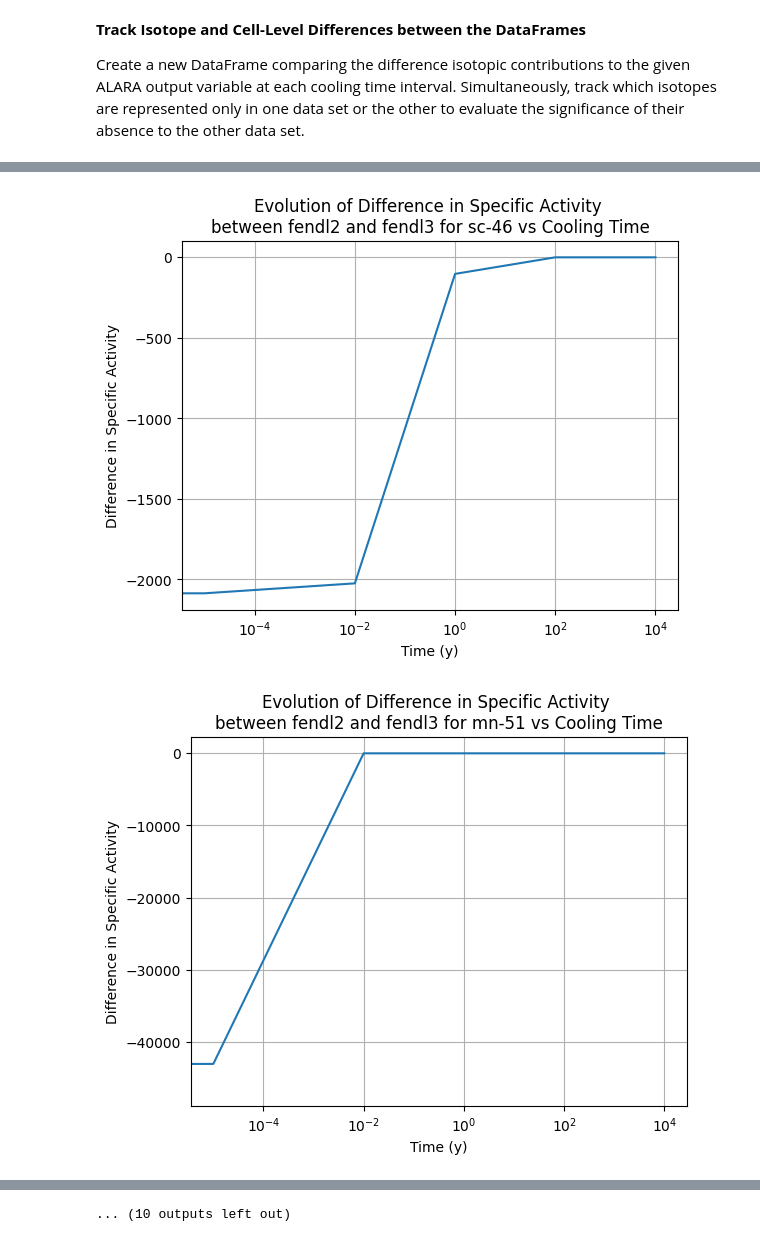
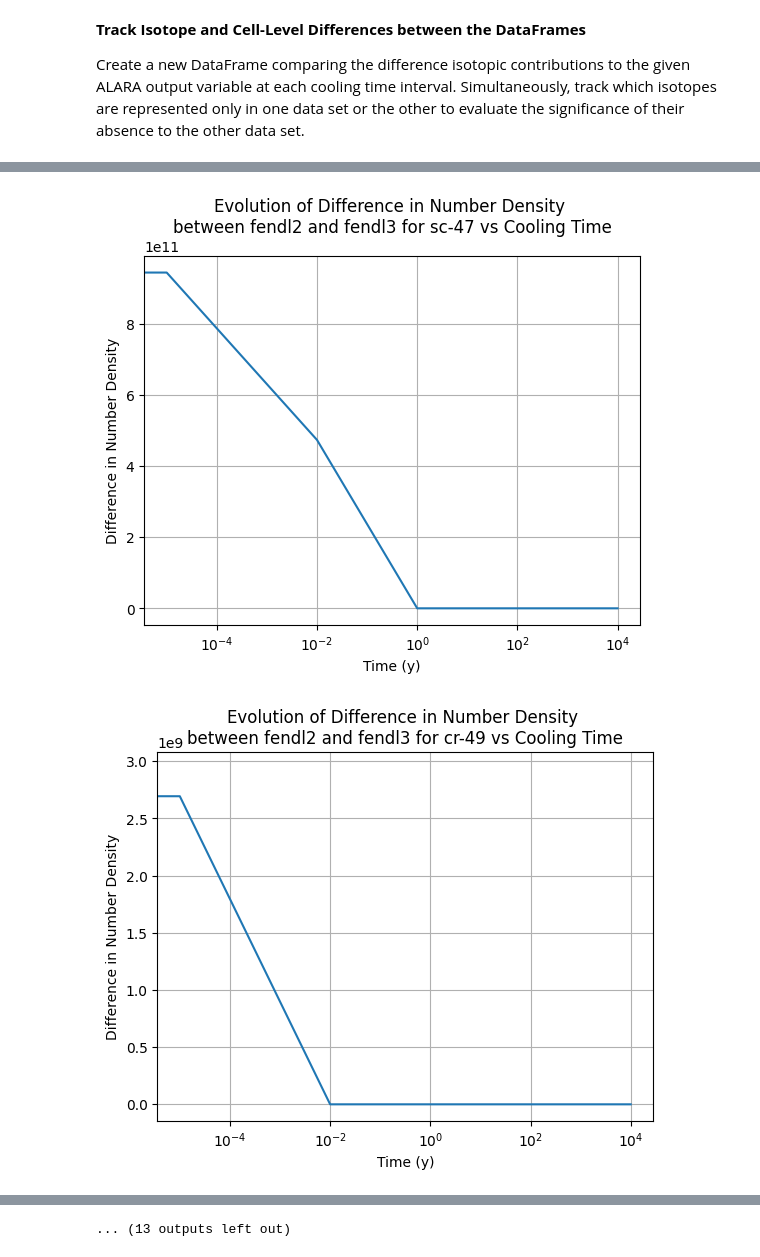
Before and after one commit to svalinn/ALARA, a Jupyter notebook: tools/single_nuc_notebook.ipynb, the cells around one changed output, grey strips where cells are left out. Cells and saved outputs as stored; diff of their text form; code cells hidden in the pictures.

```diff
--- a/tools/single_nuc_notebook.ipynb
+++ b/tools/single_nuc_notebook.ipynb
@@ -19,21 +15,14 @@ Establish constants to be used throughout the notebook, including the target par
 # %%
 importlib.reload(sn)
 
-datalibs = ['fendl2', 'fendl3']
-variables = [
-    'Number Density', 'Specific Activity',
-    'Total Decay Heat', 'Contact Dose'
-    ]
-units = ['atoms_kg', 'Bq_kg', 'W_kg', 'Sv_hr_._data_ANS6_4_3']
-
 gen_path = '/filespace/e/esweinstein2/research/ALARA/examples/'
 
-data_source_df = {
+data_source = {
     'fendl2' : gen_path + 'singleElement_output.txt',
     'fendl3' : gen_path + 'singleElement_output_FENDL3.txt'
 }
 
-dfs = sn.process_metadata(data_source_df)
+dfs = sn.process_metadata(data_source)
 
 times = list(dfs['fendl2 Number Density']['Data'].columns[1:])
 
@@ -167,12 +163,11 @@ for variable, unit in zip(variables, units):
 
 Create a new DataFrame comparing the difference isotopic contributions to the given ALARA output variable at each cooling time interval. Simultaneously, track which isotopes are represented only in one data set or the other to evaluate the significance of their absence to the other data set.
 # %%
-# Example using Specific_Activity
-diff, unique_isotopes = sn.tabular_comp(dfs, 'Specific_Activity')
+# Example using Number Density
+importlib.reload(sn)
+diff, unique_isotopes = sn.tabular_comp(dfs, 'Number Density')
 unique_isotopes = sn.maximum_contribution(
-    dfs, 'Specific_Activity', unique_isotopes
+    dfs, 'Number Density', unique_isotopes
     )
-
-# Example isotopic data for tritium, only present in fendl2 data
-unique_isotopes['fendl2']['h-3']
+unique_isotopes
 # %% [output]
@@ -189,6 +199,7 @@ sn.plot_isotope_diff(diff, 'h-3', 'Specific Activity', seconds=False)
 # %%
+# All isotopes missing from
 for isotope in unique_isotopes['fendl2'].keys():
-    sn.plot_isotope_diff(diff, isotope, 'Specific Activity', seconds=False)
+    sn.plot_isotope_diff(diff, isotope, 'Number Density', seconds=False)
 # %% [output]
-[figure, old version]
+[figure, new version]
-[figure, old version]
+[figure, new version]
@@ -205 +216 @@ for isotope in unique_isotopes['fendl2'].keys():
-... (10 outputs left out)
+... (13 outputs left out)
```
Also changed, not shown: parts of 11 cells of this notebook, 1 other file.
